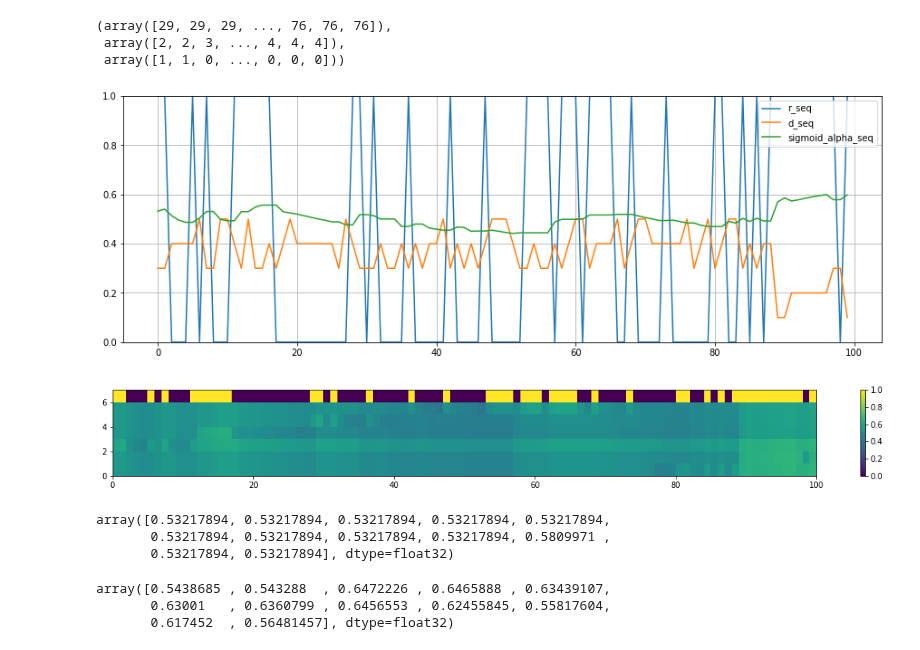
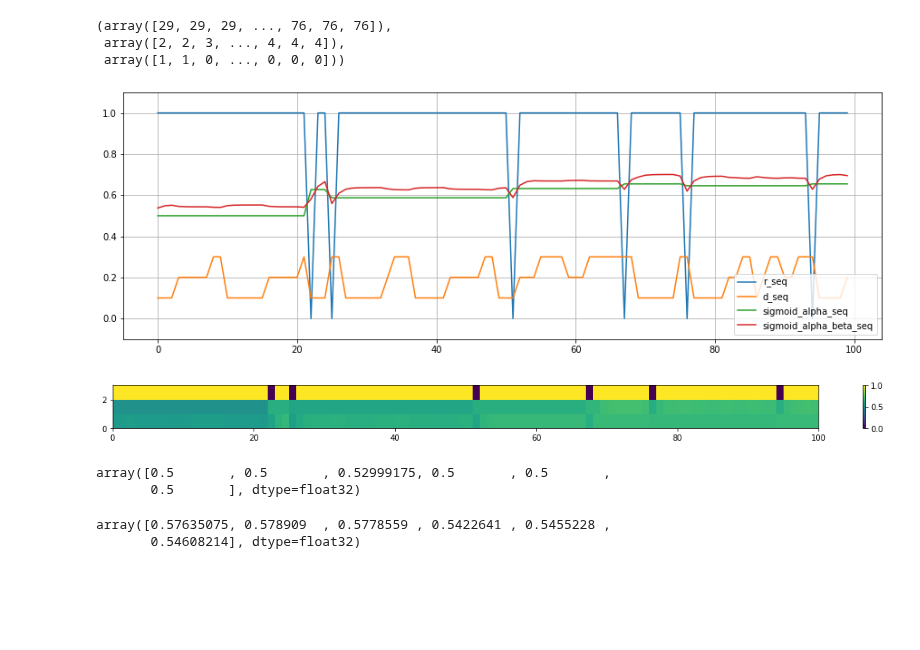
Before and after one commit to Wonriedu/ai-user-modeling, a Jupyter notebook: result_analysis (_20220727_00).ipynb, the cells around one changed output. Cells and saved outputs as stored; diff of their text form; code cells hidden in the pictures; blank space fills up the shorter version.

```diff
--- a/result_analysis (_20220727_00).ipynb
+++ b/result_analysis (_20220727_00).ipynb
@@ -142,8 +142,8 @@ test_dataset[3]
 # 3, 6
 c3_seq, d_seq, r_seq = test_dataset[3]
 
-view_from = 0
-view_to = 100
+view_from = 100
+view_to = 200
 
 seq_len = view_to - view_from
 
@@ -195,36 +195,34 @@ CQ3_seq = torch.sigmoid(CQ3_seq).detach().cpu().numpy()[0]
 # %%
 plt.figure(figsize=[15, 5], facecolor="white")
 plt.plot(r_seq[0], label="r_seq")
 plt.plot((d_seq[0] + 1) / 10, label="d_seq")
 plt.plot(sigmoid_alpha_seq, label="sigmoid_alpha_seq")
-# plt.plot(sigmoid_alpha_beta_seq, label="sigmoid_alpha_beta_seq")
+plt.plot(sigmoid_alpha_beta_seq, label="sigmoid_alpha_beta_seq")
 # plt.plot(sigmoid_alpha_beta4_seq, label="sigmoid_alpha_beta4_seq")
 # plt.plot(sigmoid_beta4_seq, label="sigmoid_beta4_seq")
 plt.grid()
-plt.ylim(0, 1)
+plt.ylim(-0.1, 1.1)
 plt.legend()
 plt.show()
 
-plt.figure(figsize=[20, len(np.unique(c3_seq)) // 3], facecolor="white")
+plt.figure(figsize=[20, len(np.unique(c3_seq)) // 3 + 1], facecolor="white")
 temp = np.concatenate([CQ3_seq[:, np.unique(c3_seq)].T, r_seq], axis=0)
 plt.pcolormesh(temp)
 plt.colorbar()
 plt.show()
 # %% [output]
-[figure, old version]
+[figure, new version]
-[figure, old version]
+[figure, new version]
 # %%
 CQ3_seq[0][np.unique(c3_seq)]
 # %% [output]
-array([0.53217894, 0.53217894, 0.53217894, 0.53217894, 0.53217894,
-       0.53217894, 0.53217894, 0.53217894, 0.53217894, 0.5809971 ,
-       0.53217894, 0.53217894], dtype=float32)
+array([0.5       , 0.5       , 0.52999175, 0.5       , 0.5       ,
+       0.5       ], dtype=float32)
 # %%
 CQ3_seq[-1][np.unique(c3_seq)]
 # %% [output]
-array([0.5438685 , 0.543288  , 0.6472226 , 0.6465888 , 0.63439107,
-       0.63001   , 0.6360799 , 0.6456553 , 0.62455845, 0.55817604,
-       0.617452  , 0.56481457], dtype=float32)
+array([0.57635075, 0.578909  , 0.5778559 , 0.5422641 , 0.5455228 ,
+       0.54608214], dtype=float32)
 # %%
 np.unique(c3_seq), c3_seq
 # %% [output]
```
Also changed, not shown: parts of 10 cells of this notebook, 7 other files.
